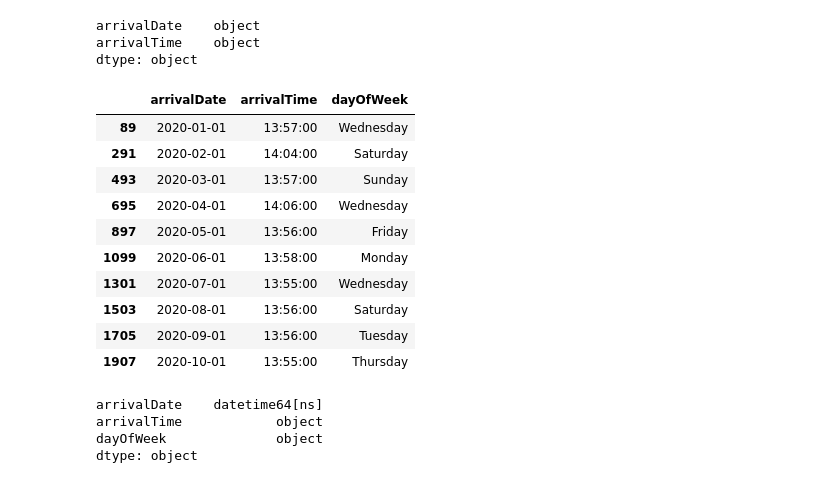
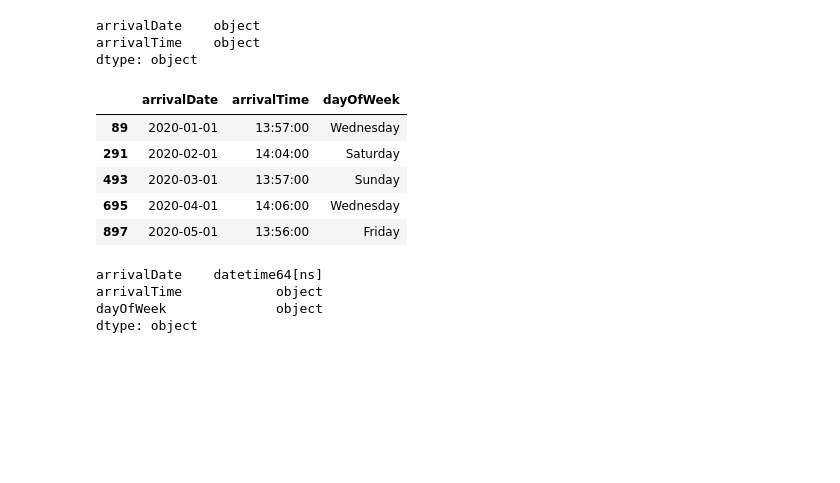
Before and after one commit to poddardelhi/finland-train_eda, a Jupyter notebook: finland_train.ipynb, the cells around one changed output. Cells and saved outputs as stored; diff of their text form; code cells hidden in the pictures; blank space fills up the shorter version.

```diff
--- a/finland_train.ipynb
+++ b/finland_train.ipynb
@@ -242,20 +240,15 @@ dtype: object
 # %%
 df_TPE_clean['arrivalDate']=pd.to_datetime(df_TPE_clean['arrivalDate'])
 df_TPE_clean['arrivalTime']=pd.to_datetime(df_TPE_clean['arrivalTime']).dt.time
 df_TPE_clean['dayOfWeek']=df_TPE_clean['arrivalDate'].dt.day_name()
-df_TPE_clean.head(10)
+df_TPE_clean.head()
 # %% [output]
 |  | arrivalDate | arrivalTime | dayOfWeek |
 | 89 | 2020-01-01 | 13:57:00 | Wednesday |
 | 291 | 2020-02-01 | 14:04:00 | Saturday |
 | 493 | 2020-03-01 | 13:57:00 | Sunday |
 | 695 | 2020-04-01 | 14:06:00 | Wednesday |
 | 897 | 2020-05-01 | 13:56:00 | Friday |
-| 1099 | 2020-06-01 | 13:58:00 | Monday |
-| 1301 | 2020-07-01 | 13:55:00 | Wednesday |
-| 1503 | 2020-08-01 | 13:56:00 | Saturday |
-| 1705 | 2020-09-01 | 13:56:00 | Tuesday |
-| 1907 | 2020-10-01 | 13:55:00 | Thursday |
 # %%
 df_TPE_clean.dtypes
 # %% [output]
```
Also changed, not shown: parts of 14 cells of this notebook.
